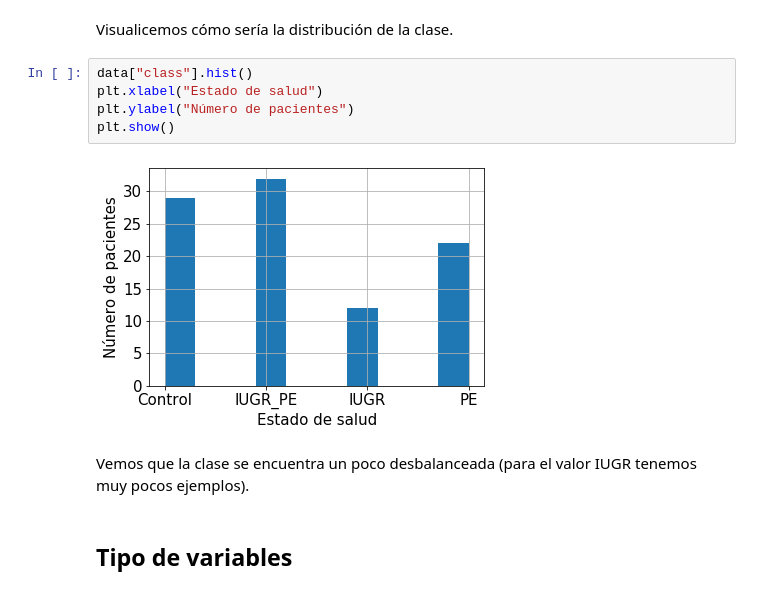
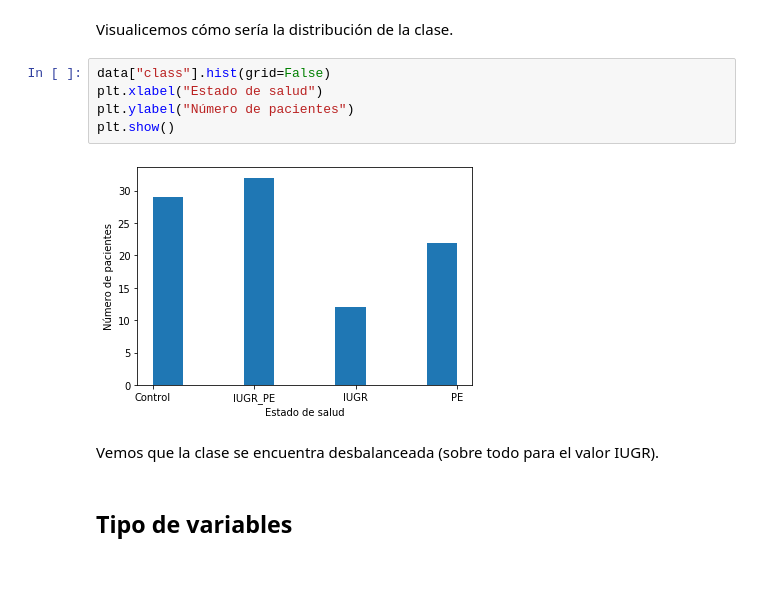
Before and after one commit to lolagj/TFM-Modelo-Riesgos-Embarazadas, a Jupyter notebook: Análisis exploratorio.ipynb, the cells around one changed output. Drawn from its saved outputs; the diff is of its cells as text.

Commit message:
Add some graphics

```diff
--- a/Análisis exploratorio.ipynb
+++ b/Análisis exploratorio.ipynb
@@ -151,14 +163,14 @@ La clase puede tener cuatro valores distintos: *Control, IUGR_PE, IUGR y PE*. Po
 # %% [markdown]
 Visualicemos cómo sería la distribución de la clase.
 # %%
-data["class"].hist()
+data["class"].hist(grid=False)
 plt.xlabel("Estado de salud")
 plt.ylabel("Número de pacientes")
 plt.show()
 # %% [output]
-[figure, old version]
+[figure, new version]
 # %% [markdown]
-Vemos que la clase se encuentra un poco desbalanceada (para el valor IUGR tenemos muy pocos ejemplos).
+Vemos que la clase se encuentra desbalanceada (sobre todo para el valor IUGR).
 # %% [markdown]
 ## Tipo de variables
 # %% [markdown]
```
Also changed, not shown: parts of 19 cells of this notebook.
